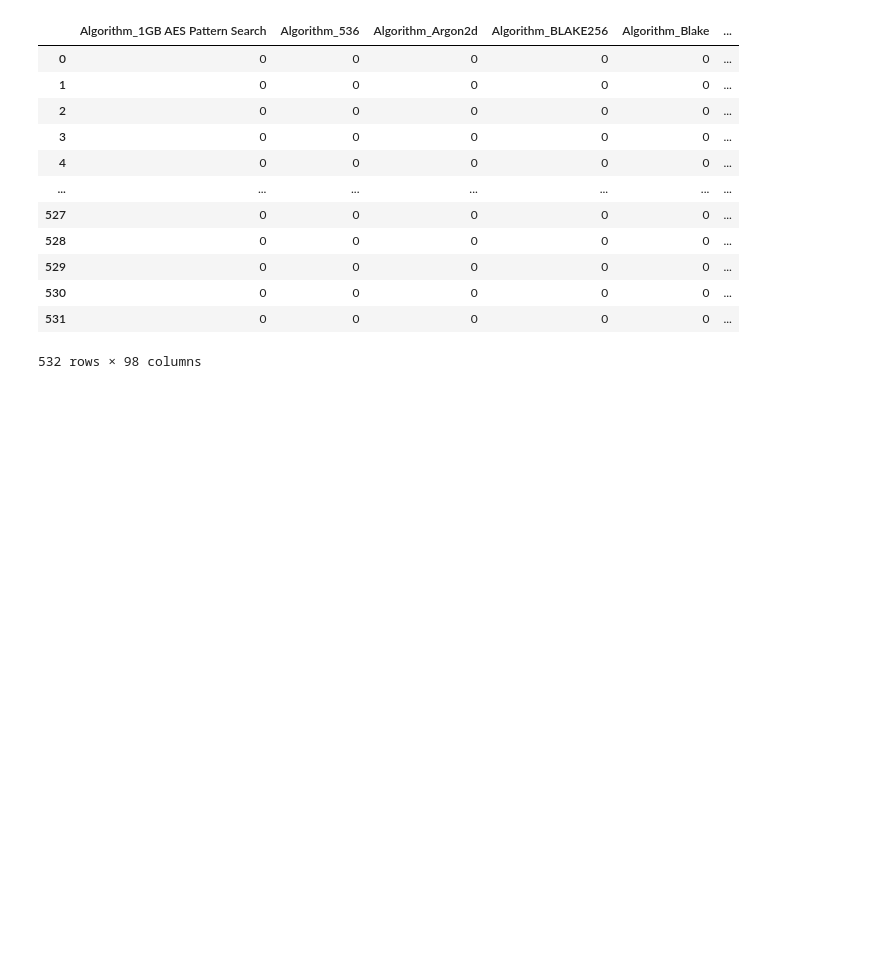
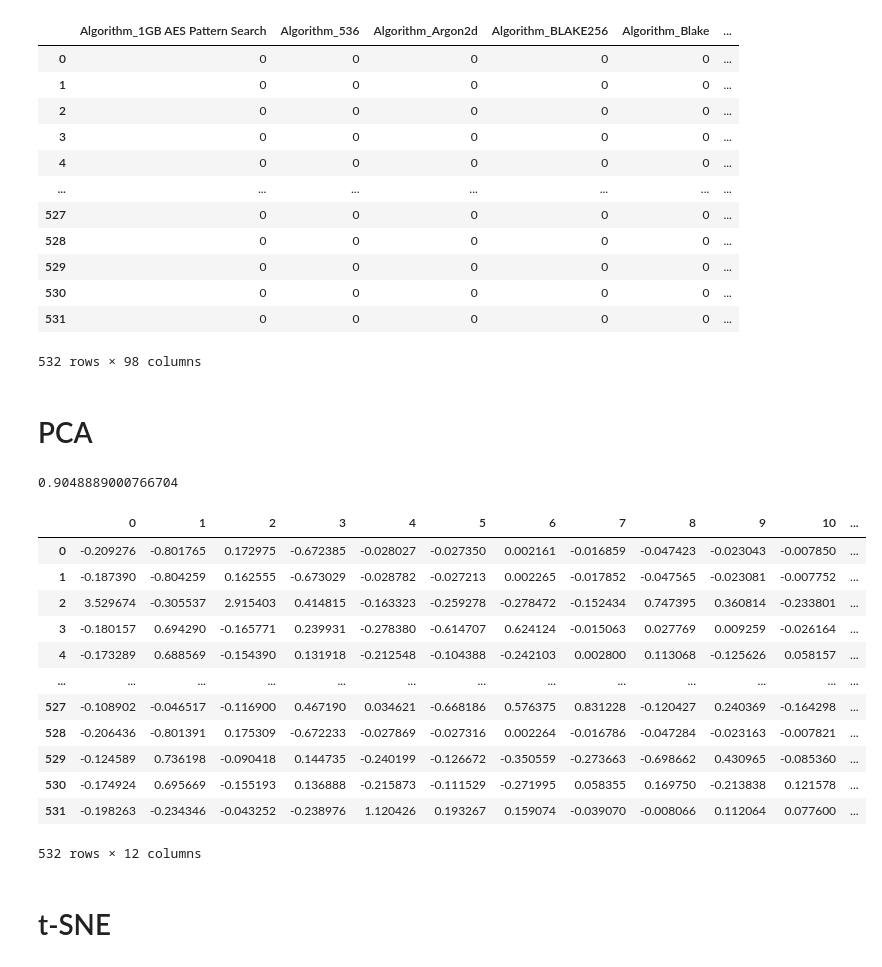
Before and after one commit to sdinespierce/unsupervised-learning-challenge, a Jupyter notebook: main.ipynb, the cells around one changed output. Drawn from its saved outputs; the diff is of its cells as text; code cells hidden in the pictures; blank space fills up the shorter version.

```diff
--- a/main.ipynb
+++ b/main.ipynb
@@ -190,3 +194,31 @@ clean_df
 | 530 | 0 | 0 | 0 | 0 | 0 | ... |
 | 531 | 0 | 0 | 0 | 0 | 0 | ... |
 532 rows × 98 columns
+# %% [markdown]
+# PCA
+# %%
+from sklearn.decomposition import PCA
+pca = PCA(n_components=.9)
+crypto_pca = pca.fit_transform(clean_df)
+pca.explained_variance_ratio_.sum()
+# %% [output]
+0.9048889000766704
+# %%
+crypto_pca_df = pd.DataFrame(crypto_pca)
+crypto_pca_df
+# %% [output]
+|  | 0 | 1 | 2 | 3 | 4 | 5 | 6 | 7 | 8 | 9 | 10 | ... |
+| 0 | -0.209276 | -0.801765 | 0.172975 | -0.672385 | -0.028027 | -0.027350 | 0.002161 | -0.016859 | -0.047423 | -0.023043 | -0.007850 | ... |
+| 1 | -0.187390 | -0.804259 | 0.162555 | -0.673029 | -0.028782 | -0.027213 | 0.002265 | -0.017852 | -0.047565 | -0.023081 | -0.007752 | ... |
+| 2 | 3.529674 | -0.305537 | 2.915403 | 0.414815 | -0.163323 | -0.259278 | -0.278472 | -0.152434 | 0.747395 | 0.360814 | -0.233801 | ... |
+| 3 | -0.180157 | 0.694290 | -0.165771 | 0.239931 | -0.278380 | -0.614707 | 0.624124 | -0.015063 | 0.027769 | 0.009259 | -0.026164 | ... |
+| 4 | -0.173289 | 0.688569 | -0.154390 | 0.131918 | -0.212548 | -0.104388 | -0.242103 | 0.002800 | 0.113068 | -0.125626 | 0.058157 | ... |
+| ... | ... | ... | ... | ... | ... | ... | ... | ... | ... | ... | ... | ... |
+| 527 | -0.108902 | -0.046517 | -0.116900 | 0.467190 | 0.034621 | -0.668186 | 0.576375 | 0.831228 | -0.120427 | 0.240369 | -0.164298 | ... |
+| 528 | -0.206436 | -0.801391 | 0.175309 | -0.672233 | -0.027869 | -0.027316 | 0.002264 | -0.016786 | -0.047284 | -0.023163 | -0.007821 | ... |
+| 529 | -0.124589 | 0.736198 | -0.090418 | 0.144735 | -0.240199 | -0.126672 | -0.350559 | -0.273663 | -0.698662 | 0.430965 | -0.085360 | ... |
+| 530 | -0.174924 | 0.695669 | -0.155193 | 0.136888 | -0.215873 | -0.111529 | -0.271995 | 0.058355 | 0.169750 | -0.213838 | 0.121578 | ... |
+| 531 | -0.198263 | -0.234346 | -0.043252 | -0.238976 | 1.120426 | 0.193267 | 0.159074 | -0.039070 | -0.008066 | 0.112064 | 0.077600 | ... |
+532 rows × 12 columns
+# %% [markdown]
+# t-SNE
```
Also changed, not shown: parts of 9 cells of this notebook.
